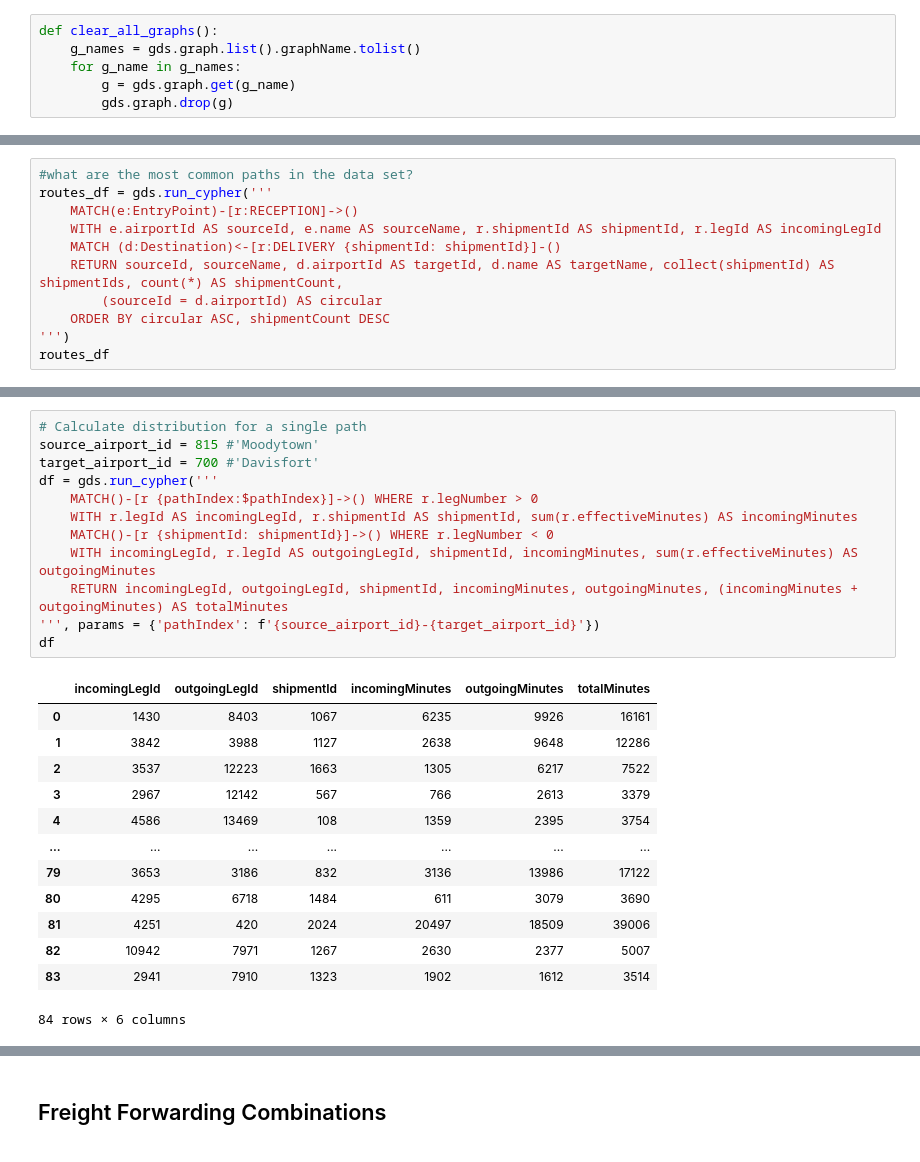
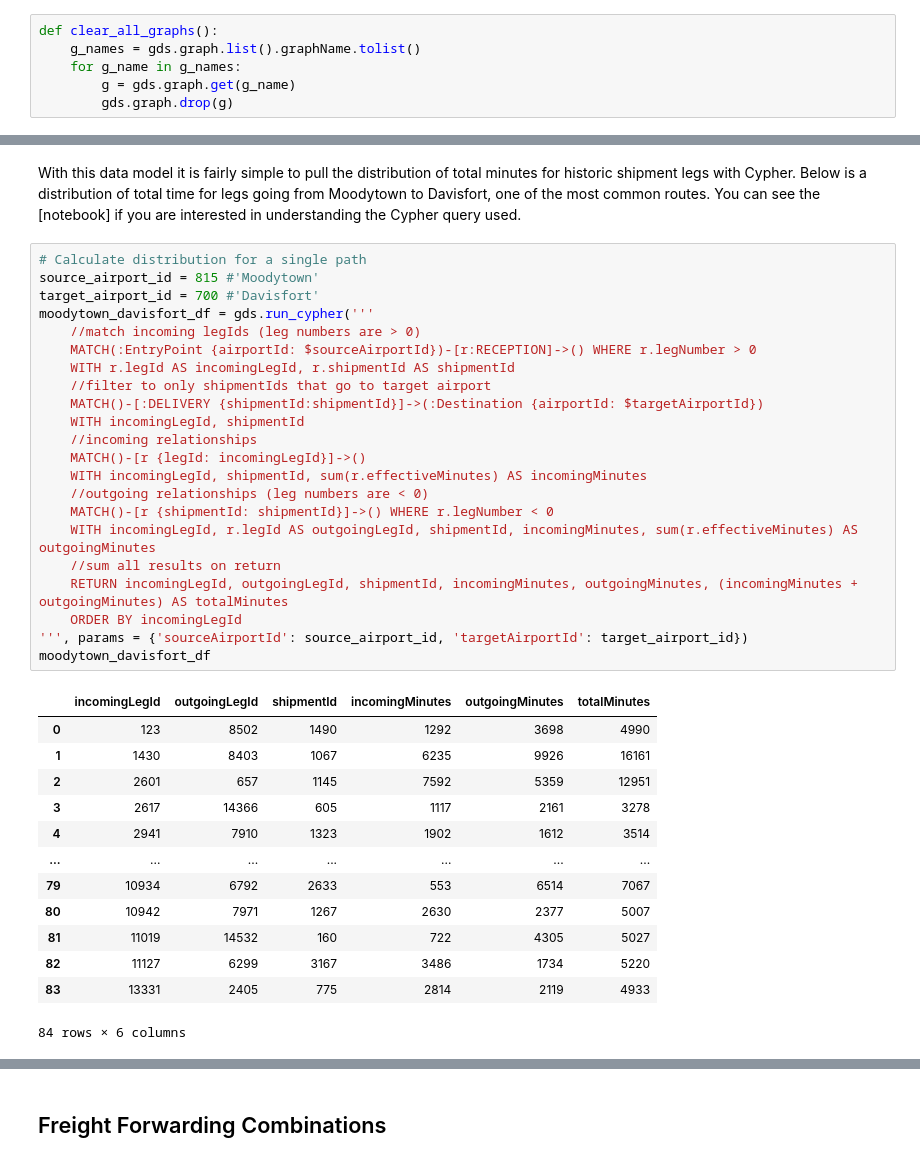
Before and after one commit to neo4j-product-examples/supply-chain-logistics-demo, a Jupyter notebook: part3-path-finding-and-what-if/route-finding-demo.ipynb, the cells around one changed output, grey strips where cells are left out. Cells and saved outputs as stored; diff of their text form.

```diff
--- a/part3-path-finding-and-what-if/route-finding-demo.ipynb
+++ b/part3-path-finding-and-what-if/route-finding-demo.ipynb
@@ -21,11 +37,0 @@ def clear_all_graphs():
-# %%
-#what are the most common paths in the data set?
-routes_df = gds.run_cypher('''
-    MATCH(e:EntryPoint)-[r:RECEPTION]->()
-    WITH e.airportId AS sourceId, e.name AS sourceName, r.shipmentId AS shipmentId, r.legId AS incomingLegId
-    MATCH (d:Destination)<-[r:DELIVERY {shipmentId: shipmentId}]-()
-    RETURN sourceId, sourceName, d.airportId AS targetId, d.name AS targetName, collect(shipmentId) AS shipmentIds, count(*) AS shipmentCount,
-        (sourceId = d.airportId) AS circular
-    ORDER BY circular ASC, shipmentCount DESC
-''')
-routes_df
@@ -58,28 +43,40 @@ gdf
+# %% [markdown]
+With this data model it is fairly simple to pull the distribution of total minutes for historic shipment legs with Cypher.  Below is a distribution of total time for legs going from Moodytown to Davisfort, one of the most common routes.  You can see the [notebook] if you are interested in understanding the Cypher query used.
 # %%
 # Calculate distribution for a single path
 source_airport_id = 815 #'Moodytown'
 target_airport_id = 700 #'Davisfort'
-df = gds.run_cypher('''
-    MATCH()-[r {pathIndex:$pathIndex}]->() WHERE r.legNumber > 0
-    WITH r.legId AS incomingLegId, r.shipmentId AS shipmentId, sum(r.effectiveMinutes) AS incomingMinutes
+moodytown_davisfort_df = gds.run_cypher('''
+    //match incoming legIds (leg numbers are > 0)
+    MATCH(:EntryPoint {airportId: $sourceAirportId})-[r:RECEPTION]->() WHERE r.legNumber > 0
+    WITH r.legId AS incomingLegId, r.shipmentId AS shipmentId
+    //filter to only shipmentIds that go to target airport
+    MATCH()-[:DELIVERY {shipmentId:shipmentId}]->(:Destination {airportId: $targetAirportId})
+    WITH incomingLegId, shipmentId
+    //incoming relationships
+    MATCH()-[r {legId: incomingLegId}]->()
+    WITH incomingLegId, shipmentId, sum(r.effectiveMinutes) AS incomingMinutes
+    //outgoing relationships (leg numbers are < 0)
     MATCH()-[r {shipmentId: shipmentId}]->() WHERE r.legNumber < 0
     WITH incomingLegId, r.legId AS outgoingLegId, shipmentId, incomingMinutes, sum(r.effectiveMinutes) AS outgoingMinutes
+    //sum all results on return
     RETURN incomingLegId, outgoingLegId, shipmentId, incomingMinutes, outgoingMinutes, (incomingMinutes + outgoingMinutes) AS totalMinutes
-''', params = {'pathIndex': f'{source_airport_id}-{target_airport_id}'})
-df
+    ORDER BY incomingLegId
+''', params = {'sourceAirportId': source_airport_id, 'targetAirportId': target_airport_id})
+moodytown_davisfort_df
 # %% [output]
 |  | incomingLegId | outgoingLegId | shipmentId | incomingMinutes | outgoingMinutes | totalMinutes |
-| 0 | 1430 | 8403 | 1067 | 6235 | 9926 | 16161 |
-| 1 | 3842 | 3988 | 1127 | 2638 | 9648 | 12286 |
-| 2 | 3537 | 12223 | 1663 | 1305 | 6217 | 7522 |
-| 3 | 2967 | 12142 | 567 | 766 | 2613 | 3379 |
-| 4 | 4586 | 13469 | 108 | 1359 | 2395 | 3754 |
+| 0 | 123 | 8502 | 1490 | 1292 | 3698 | 4990 |
+| 1 | 1430 | 8403 | 1067 | 6235 | 9926 | 16161 |
+| 2 | 2601 | 657 | 1145 | 7592 | 5359 | 12951 |
+| 3 | 2617 | 14366 | 605 | 1117 | 2161 | 3278 |
+| 4 | 2941 | 7910 | 1323 | 1902 | 1612 | 3514 |
 | ... | ... | ... | ... | ... | ... | ... |
-| 79 | 3653 | 3186 | 832 | 3136 | 13986 | 17122 |
-| 80 | 4295 | 6718 | 1484 | 611 | 3079 | 3690 |
-| 81 | 4251 | 420 | 2024 | 20497 | 18509 | 39006 |
-| 82 | 10942 | 7971 | 1267 | 2630 | 2377 | 5007 |
-| 83 | 2941 | 7910 | 1323 | 1902 | 1612 | 3514 |
+| 79 | 10934 | 6792 | 2633 | 553 | 6514 | 7067 |
+| 80 | 10942 | 7971 | 1267 | 2630 | 2377 | 5007 |
+| 81 | 11019 | 14532 | 160 | 722 | 4305 | 5027 |
+| 82 | 11127 | 6299 | 3167 | 3486 | 1734 | 5220 |
+| 83 | 13331 | 2405 | 775 | 2814 | 2119 | 4933 |
 84 rows × 6 columns
 # %%
 def get_percentiles(s, q=None):
```
Also changed, not shown: parts of 36 cells of this notebook.
